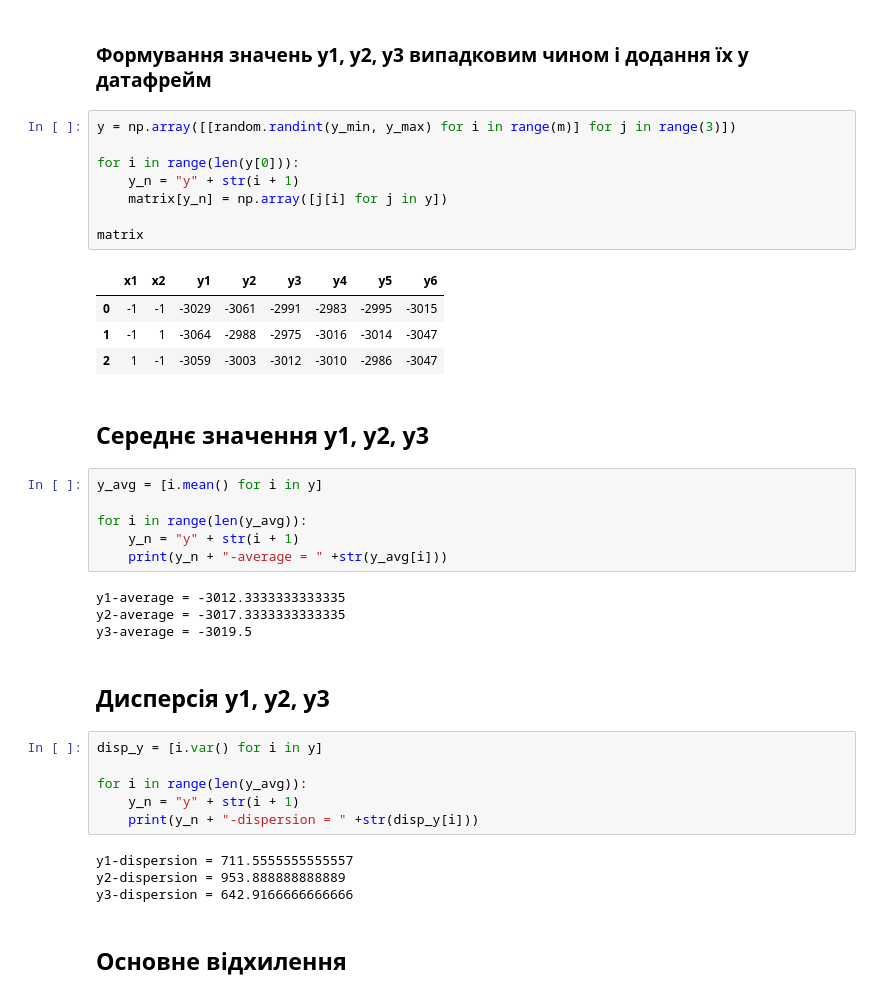
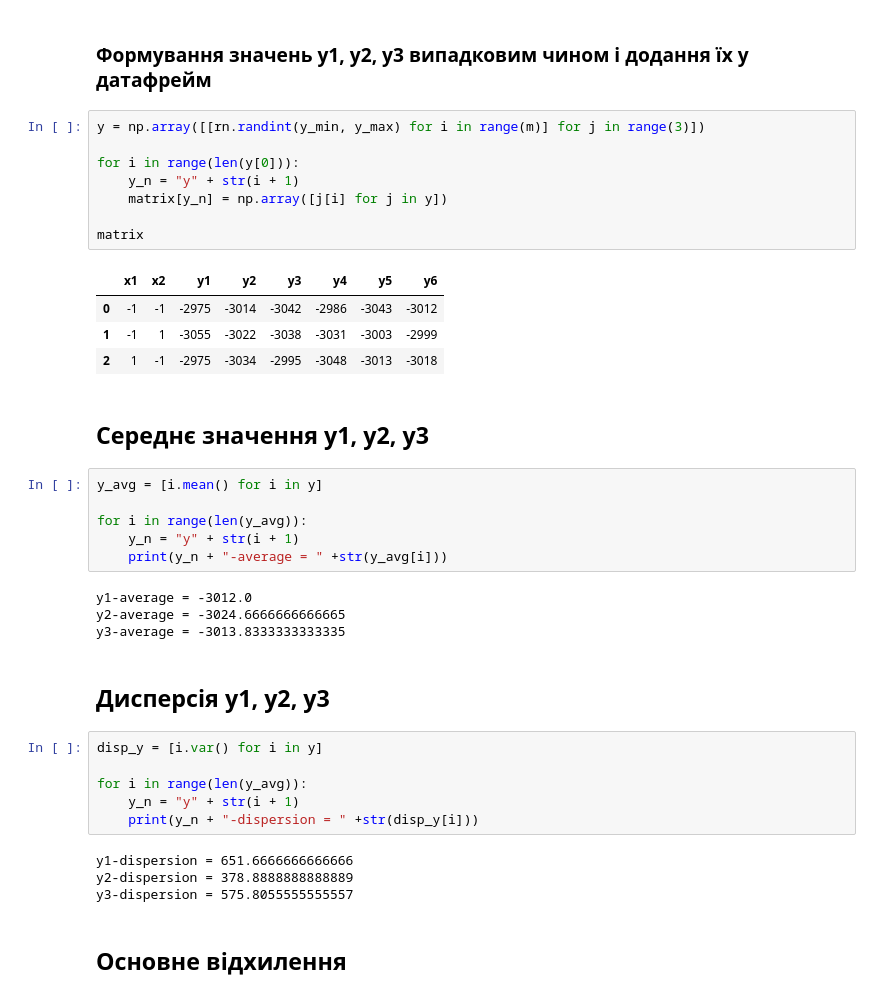
Before and after one commit to trybushenko/MND_labs, a Jupyter notebook: Lab2/MND_2.ipynb, the cells around one changed output. Cells and saved outputs as stored; diff of their text form.

```diff
--- a/Lab2/MND_2.ipynb
+++ b/Lab2/MND_2.ipynb
@@ -40,18 +40,18 @@ matrix = pd.DataFrame({"x1" : [i[0] for i in xn], "x2" : [i[1] for i in xn]})
 # %% [markdown]
 ### Формування значень у1, у2, у3 випадковим чином і додання їх у датафрейм
 # %%
-y = np.array([[random.randint(y_min, y_max) for i in range(m)] for j in range(3)])
+y = np.array([[rn.randint(y_min, y_max) for i in range(m)] for j in range(3)])
 
 for i in range(len(y[0])):
     y_n = "y" + str(i + 1)
     matrix[y_n] = np.array([j[i] for j in y])
 
 matrix
 # %% [output]
 |  | x1 | x2 | y1 | y2 | y3 | y4 | y5 | y6 |
-| 0 | -1 | -1 | -3029 | -3061 | -2991 | -2983 | -2995 | -3015 |
-| 1 | -1 | 1 | -3064 | -2988 | -2975 | -3016 | -3014 | -3047 |
-| 2 | 1 | -1 | -3059 | -3003 | -3012 | -3010 | -2986 | -3047 |
+| 0 | -1 | -1 | -2975 | -3014 | -3042 | -2986 | -3043 | -3012 |
+| 1 | -1 | 1 | -3055 | -3022 | -3038 | -3031 | -3003 | -2999 |
+| 2 | 1 | -1 | -2975 | -3034 | -2995 | -3048 | -3013 | -3018 |
 # %% [markdown]
 ## Середнє значення y1, y2, y3
 # %%
@@ -61,9 +61,9 @@ for i in range(len(y_avg)):
     y_n = "y" + str(i + 1)
     print(y_n + "-average = " +str(y_avg[i]))
 # %% [output]
-y1-average = -3012.3333333333335
-y2-average = -3017.3333333333335
-y3-average = -3019.5
+y1-average = -3012.0
+y2-average = -3024.6666666666665
+y3-average = -3013.8333333333335
 # %% [markdown]
 ## Дисперсія y1, y2, y3
 # %%
@@ -73,9 +73,9 @@ for i in range(len(y_avg)):
     y_n = "y" + str(i + 1)
     print(y_n + "-dispersion = " +str(disp_y[i]))
 # %% [output]
-y1-dispersion = 711.5555555555557
-y2-dispersion = 953.888888888889
-y3-dispersion = 642.9166666666666
+y1-dispersion = 651.6666666666666
+y2-dispersion = 378.8888888888889
+y3-dispersion = 575.8055555555557
 # %% [markdown]
 ## Основне відхилення
 # %%
```
Also changed, not shown: parts of 10 cells of this notebook, 1 other file.
